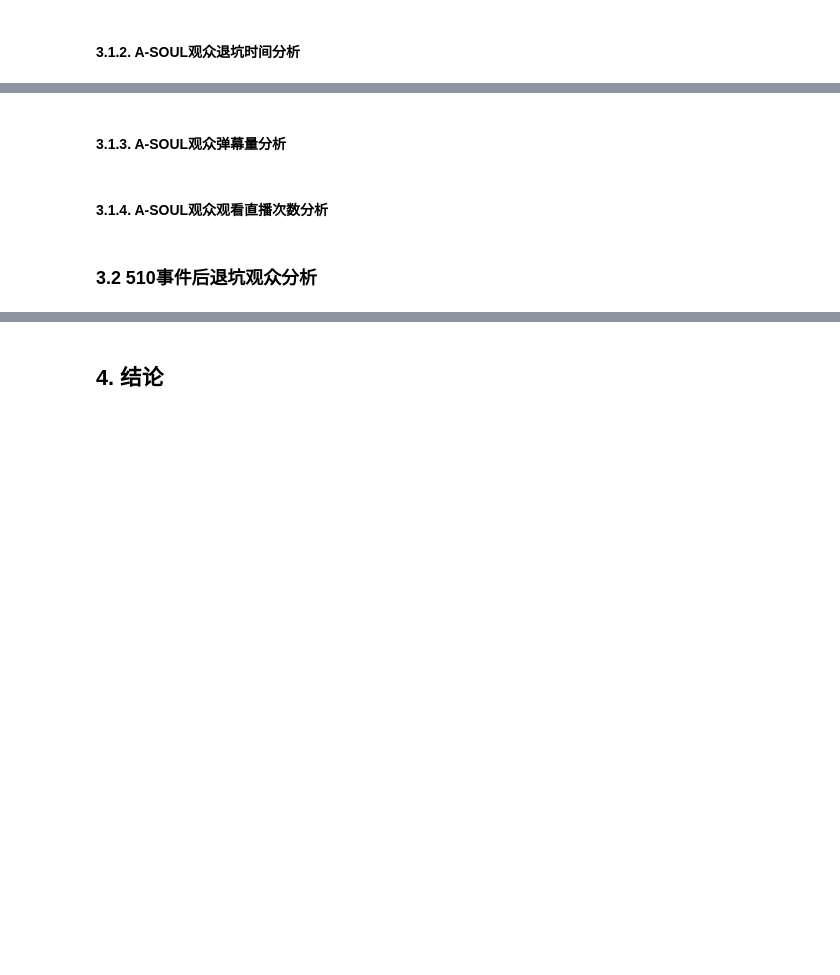
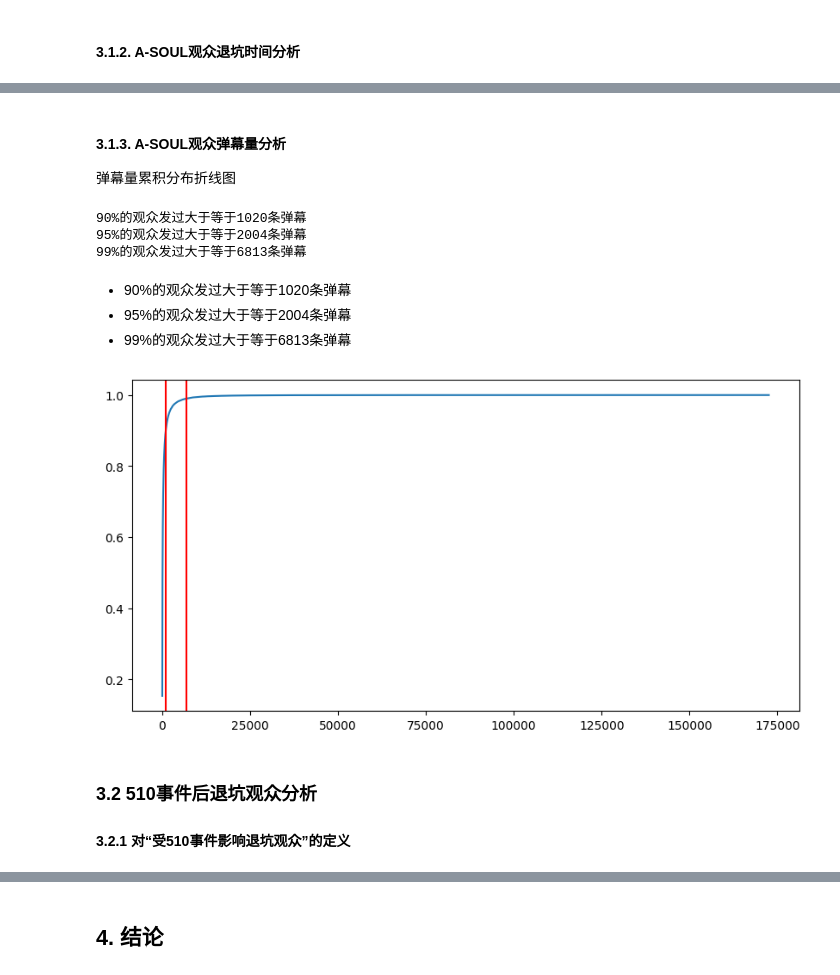
Before and after one commit to VictorAZ12/ZJStatistics2, a Jupyter notebook: analysis/Analysis.ipynb, the cells around one changed output, grey strips where cells are left out. Saved outputs shown, nothing was run; the diff lists cells and outputs as text; code cells hidden in the pictures; blank space fills up the shorter version.

Commit message:
Added new analysis code. Created quit510 list.

```diff
--- a/analysis/Analysis.ipynb
+++ b/analysis/Analysis.ipynb
@@ -117,6 +126,43 @@ data['161711896']
 # %% [markdown]
 #### 3.1.3. A-SOUL观众弹幕量分析
+弹幕量累积分布折线图
-# %% [markdown]
-#### 3.1.4. A-SOUL观众观看直播次数分析
+# %%
+nrow = len(audience.index)
+cap1,cap2,cap3 = 0,0,0
+for i in range(max(audience['comment_count'])):
+    if list(audience['comment_count']>i).count(True) / nrow <= 0.1:
+        print(f"90%的观众发过大于等于{i}条弹幕")
+        cap1=i
+        break
+for i in range(cap1, max(audience['comment_count'])):
+    if list(audience['comment_count']>i).count(True) / nrow <= 0.05:
+        print(f"95%的观众发过大于等于{i}条弹幕")
+        cap2=i
+        break
+for i in range(cap2, max(audience['comment_count'])):
+    if list(audience['comment_count']>i).count(True) / nrow <= 0.01:
+        print(f"99%的观众发过大于等于{i}条弹幕")
+        cap3=i
+        break
+# %% [output]
+90%的观众发过大于等于1020条弹幕
+95%的观众发过大于等于2004条弹幕
+99%的观众发过大于等于6813条弹幕
+# %% [markdown]
+- 90%的观众发过大于等于1020条弹幕
+- 95%的观众发过大于等于2004条弹幕
+- 99%的观众发过大于等于6813条弹幕
+# %%
+count, bins_count = np.histogram(audience['comment_count'], bins=10000)
+pdf = count / sum(count)
+cdf = np.cumsum(pdf)
+plt.plot(bins_count[1:], cdf)
+plt.axvline(x=cap1, color = 'r')
+plt.axvline(x=cap3, color = 'r')
+plt.rcParams['figure.figsize'] = [15, 8]
+plt.show()
+# %% [output]
+[figure, added]
 # %% [markdown]
 ### 3.2 510事件后退坑观众分析
+#### 3.2.1 对“受510事件影响退坑观众”的定义
```
Also changed, not shown: parts of 32 cells of this notebook, 5 other files.
